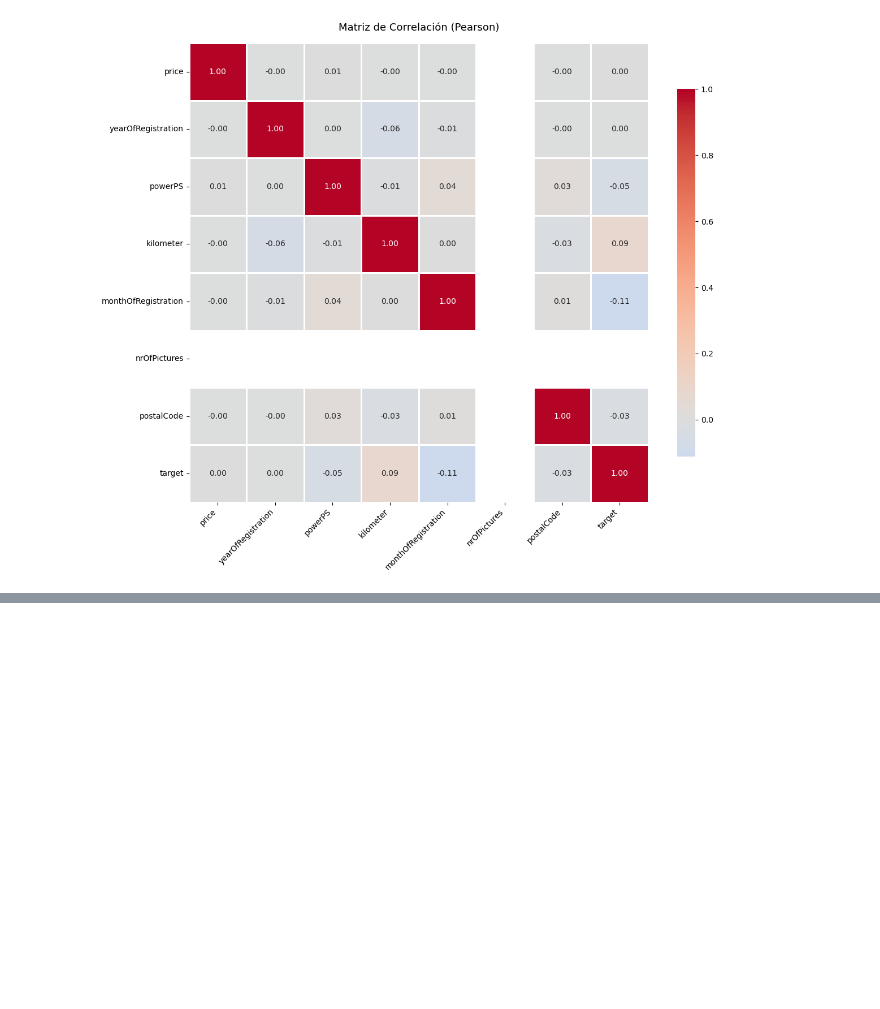
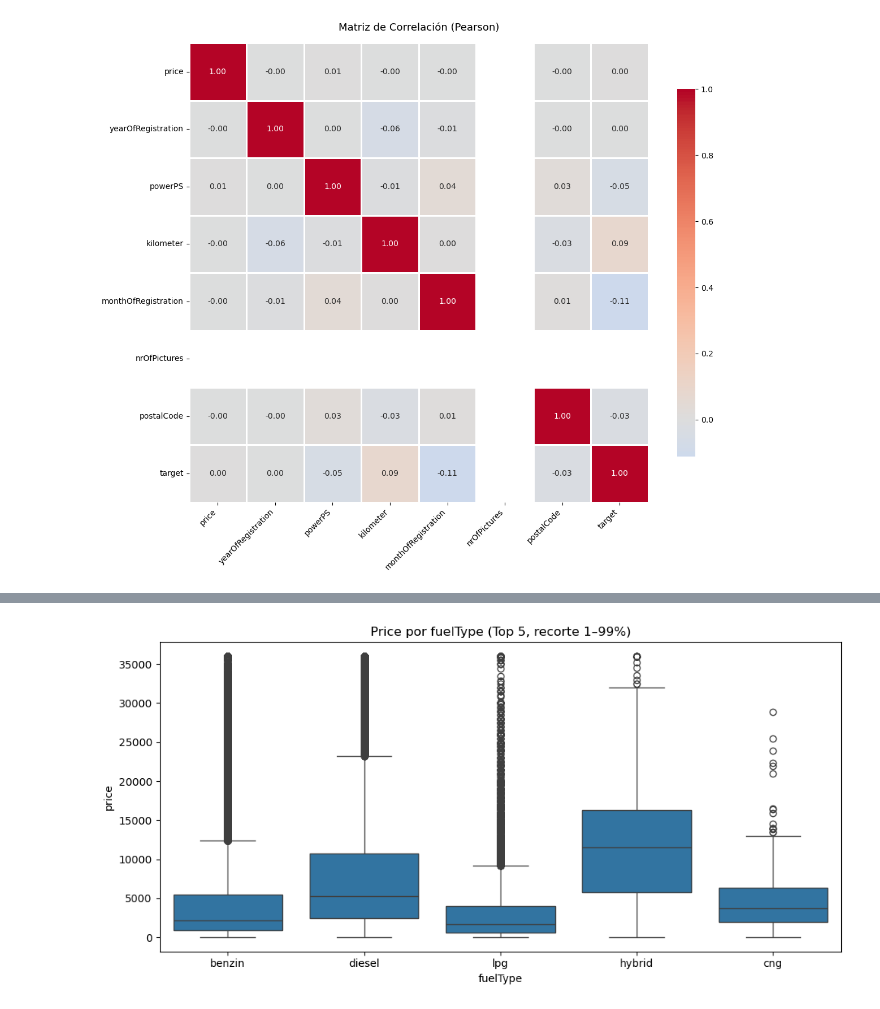
Before and after one commit to cior666/Machine-Learning-III-entrega, a Jupyter notebook: EDA/eda.ipynb, the cells around one changed output, grey strips where cells are left out. Cells and saved outputs as stored; diff of their text form; code cells hidden in the pictures; blank space fills up the shorter version.

```diff
--- a/EDA/eda.ipynb
+++ b/EDA/eda.ipynb
@@ -134,0 +147,15 @@ plt.show()
+# %%
+#Boxplot para fuelType
+top_ft = df['fuelType'].value_counts().head(5).index
+p1, p99 = df['price'].quantile([0.01, 0.99])
+tmp = df[df['fuelType'].isin(top_ft)].copy()
+tmp['price'] = tmp['price'].clip(p1, p99)
+
+plt.figure(figsize=(10,5))
+sns.boxplot(data=tmp, x='fuelType', y='price')
+plt.title('Price por fuelType (Top 5, recorte 1–99%)')
+plt.xlabel('fuelType'); plt.ylabel('price')
+plt.tight_layout()
+plt.show()
+# %% [output]
+[figure, added]
```
Also changed, not shown: parts of 2 cells of this notebook.
